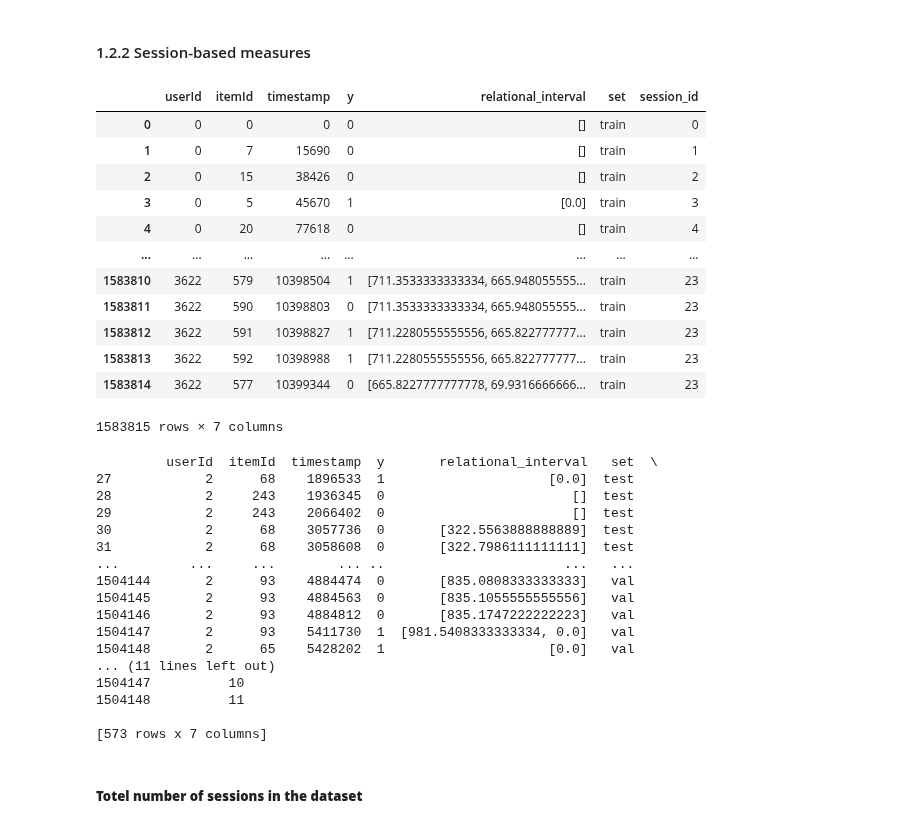
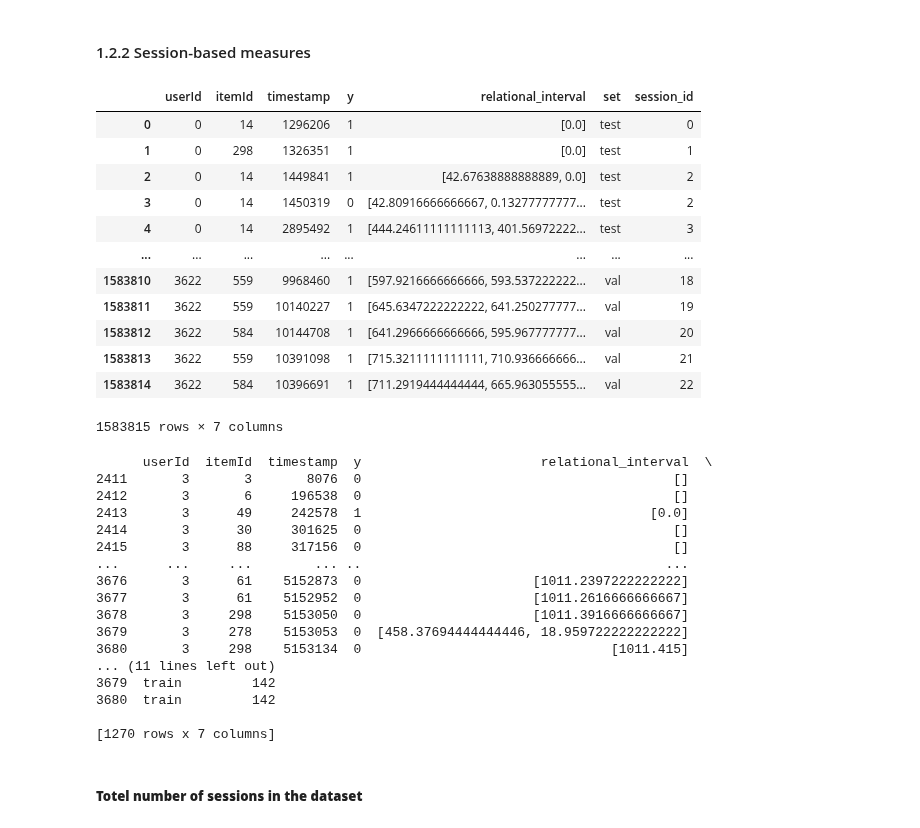
Before and after one commit to Laura-Legat/Practical-Work-AI, a Jupyter notebook: dataset_analysis.ipynb, the cells around one changed output. Drawn from its saved outputs; the diff is of its cells as text; code cells hidden in the pictures.

```diff
--- a/dataset_analysis.ipynb
+++ b/dataset_analysis.ipynb
@@ -170,46 +170,46 @@ sessionized_df_overall = df.groupby(['userId']).apply(detect_sessions).reset_ind
 
 # for each set, group each user (unique users in training set, unique users in val set, unique users in test set) and detect their sessions
 sessionized_df = df.groupby(['set', 'userId']).apply(detect_sessions).reset_index(drop=True)
-# %%
-sessionized_df_overall
-# %% [output]
-|  | userId | itemId | timestamp | y | relational_interval | set | session_id |
-| 0 | 0 | 0 | 0 | 0 | [] | train | 0 |
-| 1 | 0 | 7 | 15690 | 0 | [] | train | 1 |
-| 2 | 0 | 15 | 38426 | 0 | [] | train | 2 |
-| 3 | 0 | 5 | 45670 | 1 | [0.0] | train | 3 |
-| 4 | 0 | 20 | 77618 | 0 | [] | train | 4 |
-| ... | ... | ... | ... | ... | ... | ... | ... |
-| 1583810 | 3622 | 579 | 10398504 | 1 | [711.3533333333334, 665.948055555... | train | 23 |
-| 1583811 | 3622 | 590 | 10398803 | 0 | [711.3533333333334, 665.948055555... | train | 23 |
-| 1583812 | 3622 | 591 | 10398827 | 1 | [711.2280555555556, 665.822777777... | train | 23 |
-| 1583813 | 3622 | 592 | 10398988 | 1 | [711.2280555555556, 665.822777777... | train | 23 |
-| 1583814 | 3622 | 577 | 10399344 | 0 | [665.8227777777778, 69.9316666666... | train | 23 |
-1583815 rows × 7 columns
+# %%
+sessionized_df
+# %% [output]
+|  | userId | itemId | timestamp | y | relational_interval | set | session_id |
+| 0 | 0 | 14 | 1296206 | 1 | [0.0] | test | 0 |
+| 1 | 0 | 298 | 1326351 | 1 | [0.0] | test | 1 |
+| 2 | 0 | 14 | 1449841 | 1 | [42.67638888888889, 0.0] | test | 2 |
+| 3 | 0 | 14 | 1450319 | 0 | [42.80916666666667, 0.13277777777... | test | 2 |
+| 4 | 0 | 14 | 2895492 | 1 | [444.24611111111113, 401.56972222... | test | 3 |
+| ... | ... | ... | ... | ... | ... | ... | ... |
+| 1583810 | 3622 | 559 | 9968460 | 1 | [597.9216666666666, 593.537222222... | val | 18 |
+| 1583811 | 3622 | 559 | 10140227 | 1 | [645.6347222222222, 641.250277777... | val | 19 |
+| 1583812 | 3622 | 584 | 10144708 | 1 | [641.2966666666666, 595.967777777... | val | 20 |
+| 1583813 | 3622 | 559 | 10391098 | 1 | [715.3211111111111, 710.936666666... | val | 21 |
+| 1583814 | 3622 | 584 | 10396691 | 1 | [711.2919444444444, 665.963055555... | val | 22 |
+1583815 rows × 7 columns
 # %%
 # Filter the sessionized DataFrame for user with userId 2
-user_sessions = sessionized_df[sessionized_df['userId'] == 2]
+user_sessions = sessionized_df_overall[sessionized_df_overall['userId'] == 3]
 
 # Display all sessions for this user
 print(user_sessions)
 # %% [output]
-         userId  itemId  timestamp  y       relational_interval   set  \
-27            2      68    1896533  1                     [0.0]  test
-28            2     243    1936345  0                        []  test
-29            2     243    2066402  0                        []  test
-30            2      68    3057736  0       [322.5563888888889]  test
-31            2      68    3058608  0       [322.7986111111111]  test
-...         ...     ...        ... ..                       ...   ...
-1504144       2      93    4884474  0       [835.0808333333333]   val
-1504145       2      93    4884563  0       [835.1055555555556]   val
-1504146       2      93    4884812  0       [835.1747222222223]   val
-1504147       2      93    5411730  1  [981.5408333333334, 0.0]   val
-1504148       2      65    5428202  1                     [0.0]   val
+      userId  itemId  timestamp  y                       relational_interval  \
+2411       3       3       8076  0                                        []
+2412       3       6     196538  0                                        []
+2413       3      49     242578  1                                     [0.0]
+2414       3      30     301625  0                                        []
+2415       3      88     317156  0                                        []
+...      ...     ...        ... ..                                       ...
+3676       3      61    5152873  0                      [1011.2397222222222]
+3677       3      61    5152952  0                      [1011.2616666666667]
+3678       3     298    5153050  0                      [1011.3916666666667]
+3679       3     278    5153053  0  [458.37694444444446, 18.959722222222222]
+3680       3     298    5153134  0                                [1011.415]
 ... (11 lines left out)
-1504147          10
-1504148          11
+3679  train         142
+3680  train         142
 
-[573 rows x 7 columns]
+[1270 rows x 7 columns]
 # %% [markdown]
 ##### **Totel number of sessions in the dataset**
 # %%
```
Also changed, not shown: parts of 8 cells of this notebook.
